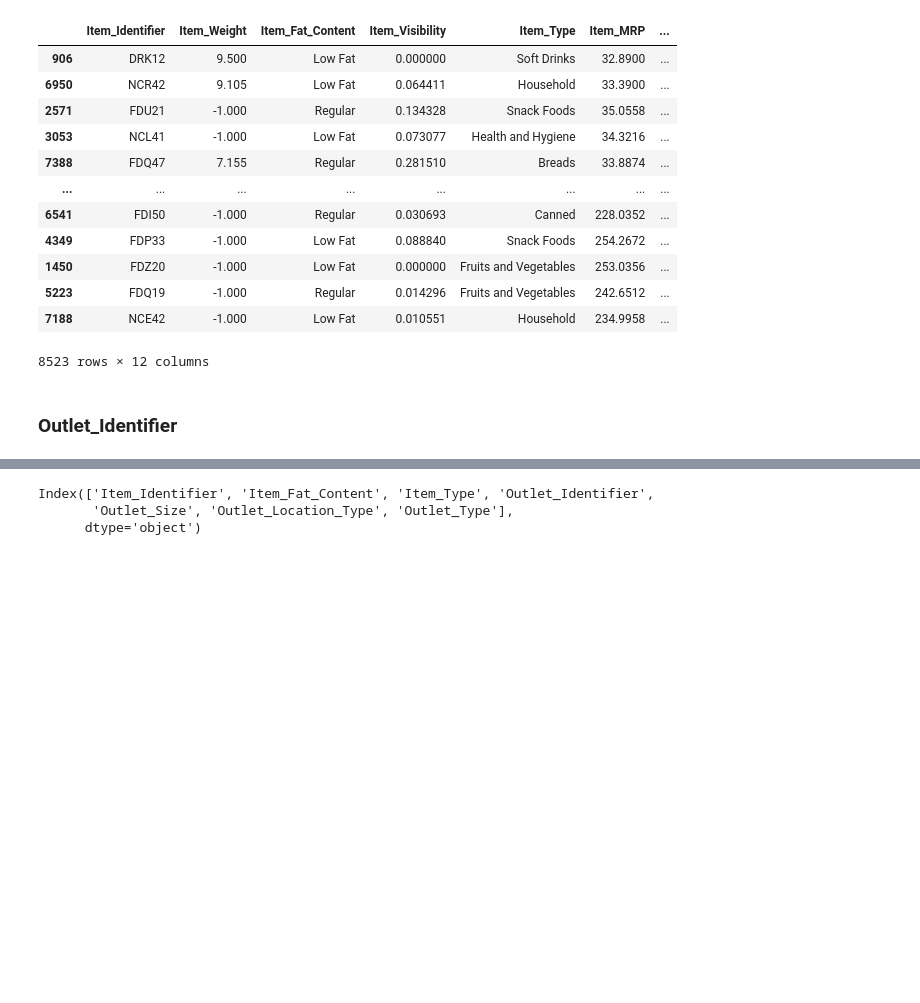
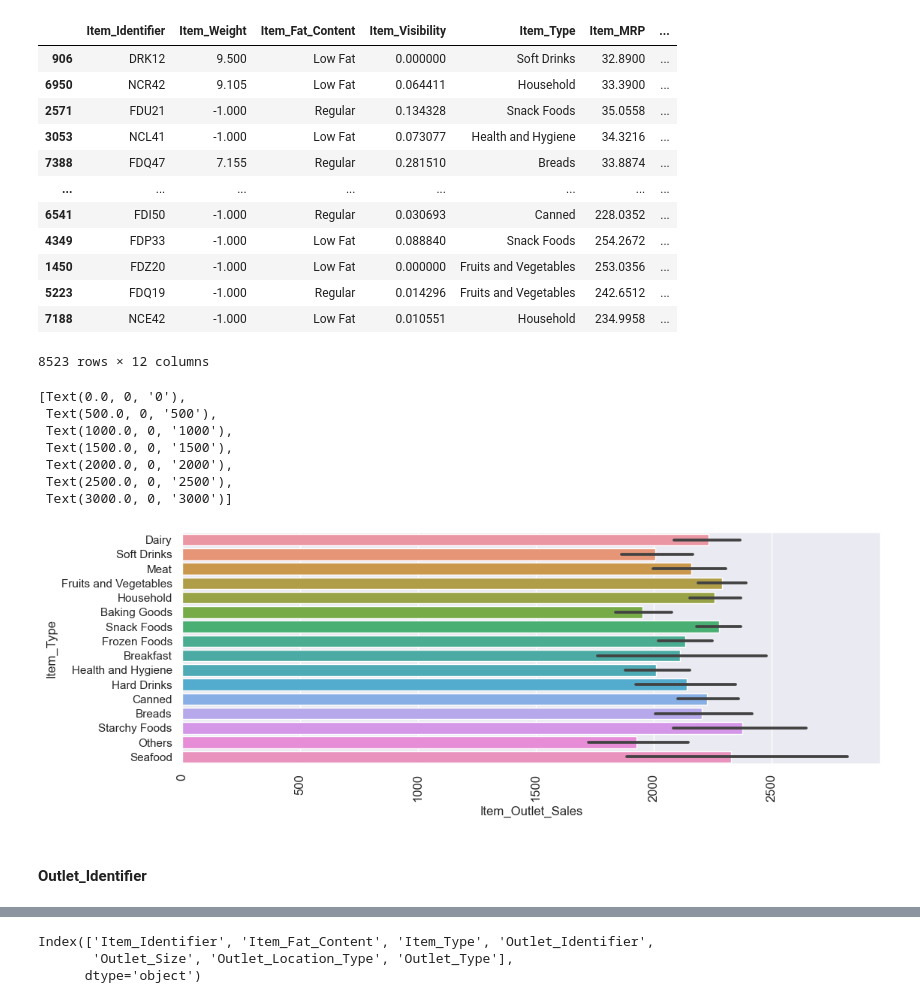
Before and after one commit to dsdyer/prediction-of-product-sales, a Jupyter notebook: Prediction_of_Product_Sales.ipynb, the cells around one changed output, grey strips where cells are left out. Cells and saved outputs as stored; diff of their text form; code cells hidden in the pictures; blank space fills up the shorter version.

```diff
--- a/Prediction_of_Product_Sales.ipynb
+++ b/Prediction_of_Product_Sales.ipynb
@@ -361,15 +420,23 @@ df.sort_values('Item_Outlet_Sales')
 | 7188 | NCE42 | -1.000 | Low Fat | 0.010551 | Household | 234.9958 | ... |
 8523 rows × 12 columns
 # %%
-
-# # ax = sns.barplot(data=df, x='Item_Type', y='Item_Outlet_Sales')
 # ax = sns.barplot(data=df, x='Item_Type', y='Item_Outlet_Sales')
-# #
-# # ax = sns.lineplot(data=df, x='Outlet_Establishment_Year', y='Item_Outlet_Sales')
-# sns.set(rc={'figure.figsize':(12, 5)})
-# ax.set_xticklabels(ax.get_xticklabels(), rotation=90, fontsize=12)
-# # ax.set_xticklabels(ax.get_xticklabels())
+ax = sns.barplot(data=df, x='Item_Outlet_Sales', y='Item_Type')
+#
+# ax = sns.lineplot(data=df, x='Outlet_Establishment_Year', y='Item_Outlet_Sales')
+sns.set(rc={'figure.figsize':(12, 5)})
+ax.set_xticklabels(ax.get_xticklabels(), rotation=90, fontsize=12)
+# ax.set_xticklabels(ax.get_xticklabels())
+# %% [output]
+[Text(0.0, 0, '0'),
+ Text(500.0, 0, '500'),
+ Text(1000.0, 0, '1000'),
+ Text(1500.0, 0, '1500'),
+ Text(2000.0, 0, '2000'),
+ Text(2500.0, 0, '2500'),
+ Text(3000.0, 0, '3000')]
+[figure, added]
 # %% [markdown]
-### Outlet_Identifier
+#### Outlet_Identifier
 # %%
 sns.countplot(data=df, x='Outlet_Identifier')
```
Also changed, not shown: parts of 49 cells of this notebook, 1 other file.
